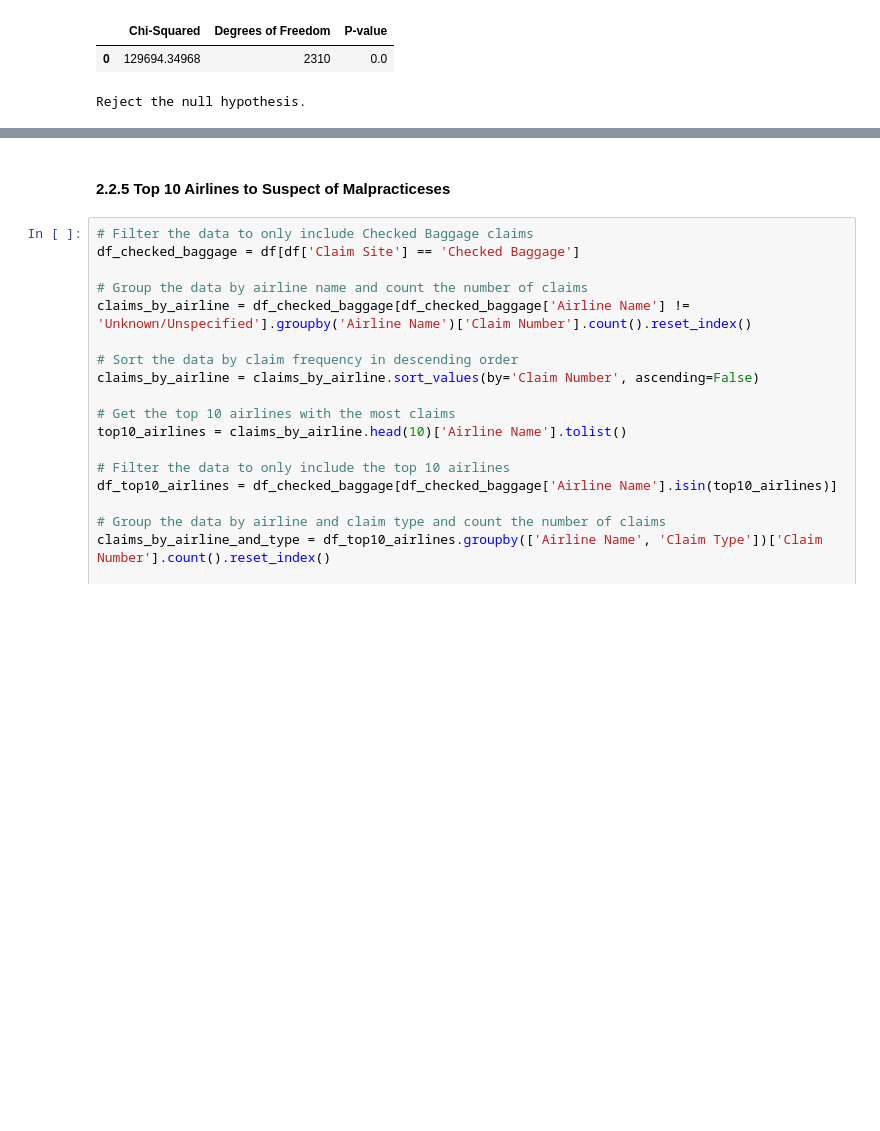
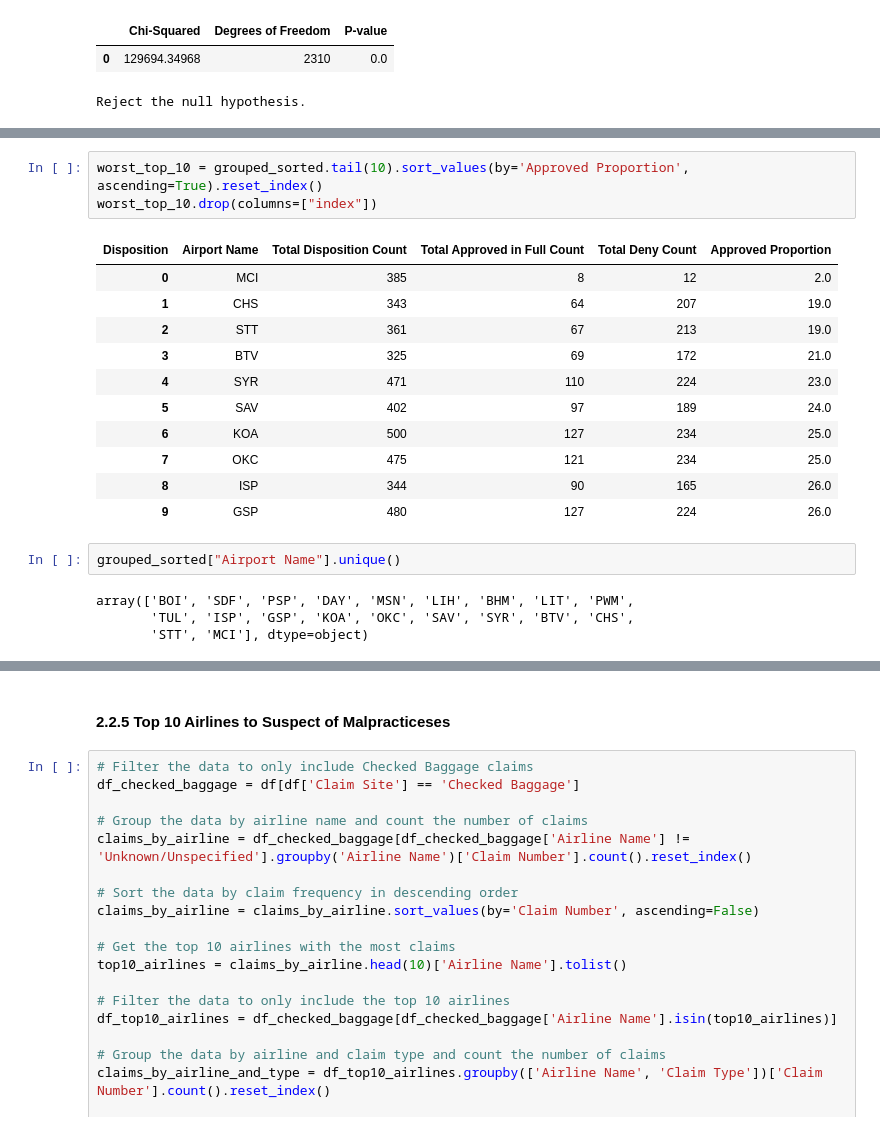
Before and after one commit to Jaomar92/capstone2, a Jupyter notebook: capstone2.ipynb, the cells around one changed output, grey strips where cells are left out. Drawn from its saved outputs; the diff is of its cells as text; blank space fills up the shorter version.

```diff
--- a/capstone2.ipynb
+++ b/capstone2.ipynb
@@ -1847,0 +1792,21 @@ m
+# %%
+worst_top_10 = grouped_sorted.tail(10).sort_values(by='Approved Proportion', ascending=True).reset_index()
+worst_top_10.drop(columns=["index"])
+# %% [output]
+| Disposition | Airport Name | Total Disposition Count | Total Approved in Full Count | Total Deny Count | Approved Proportion |
+| 0 | MCI | 385 | 8 | 12 | 2.0 |
+| 1 | CHS | 343 | 64 | 207 | 19.0 |
+| 2 | STT | 361 | 67 | 213 | 19.0 |
+| 3 | BTV | 325 | 69 | 172 | 21.0 |
+| 4 | SYR | 471 | 110 | 224 | 23.0 |
+| 5 | SAV | 402 | 97 | 189 | 24.0 |
+| 6 | KOA | 500 | 127 | 234 | 25.0 |
+| 7 | OKC | 475 | 121 | 234 | 25.0 |
+| 8 | ISP | 344 | 90 | 165 | 26.0 |
+| 9 | GSP | 480 | 127 | 224 | 26.0 |
+# %%
+grouped_sorted["Airport Name"].unique()
+# %% [output]
+array(['BOI', 'SDF', 'PSP', 'DAY', 'MSN', 'LIH', 'BHM', 'LIT', 'PWM',
+       'TUL', 'ISP', 'GSP', 'KOA', 'OKC', 'SAV', 'SYR', 'BTV', 'CHS',
+       'STT', 'MCI'], dtype=object)
```
Also changed, not shown: parts of 17 cells of this notebook, 5 other files.
